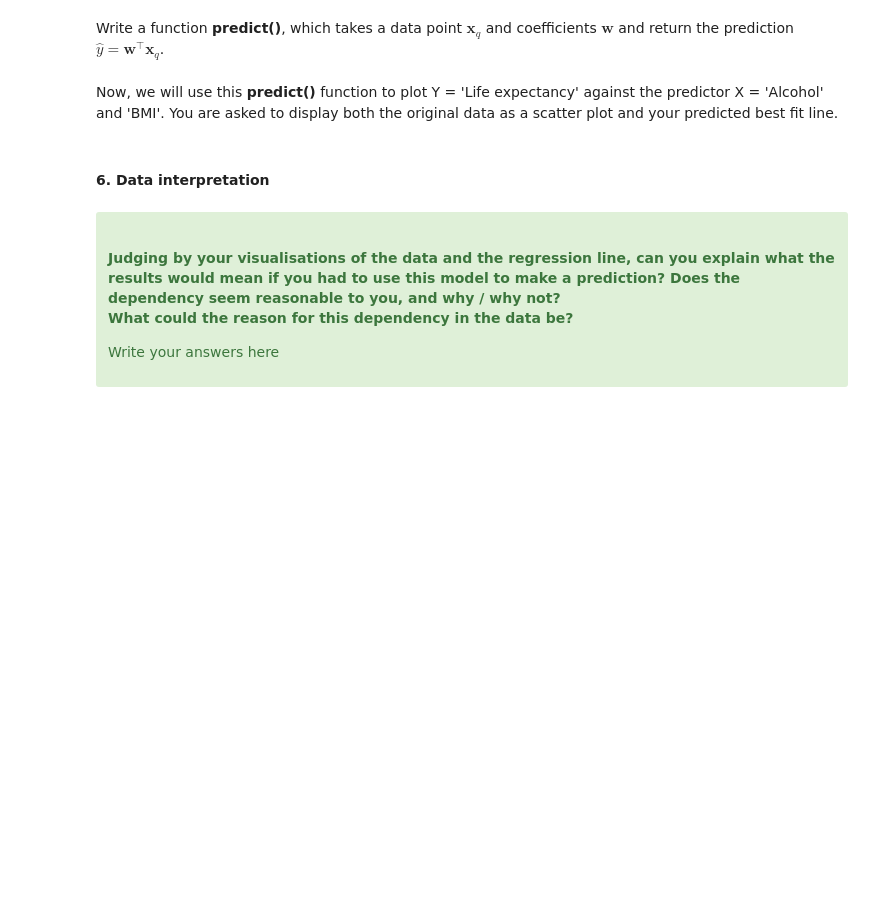
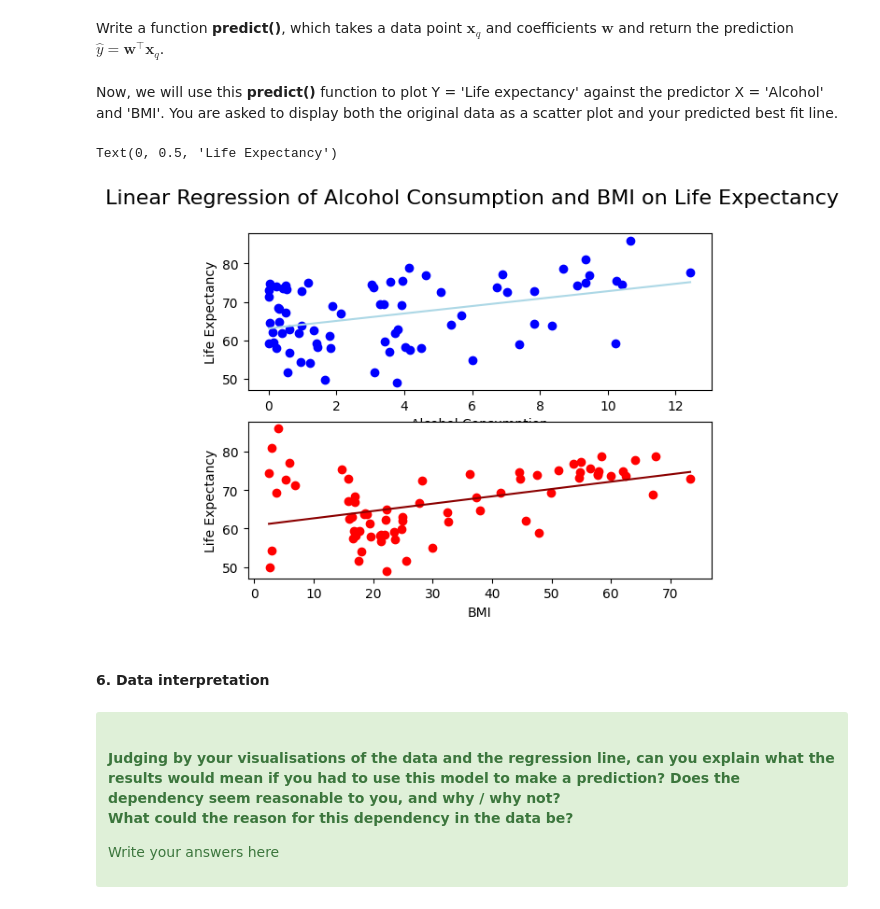
Before and after one commit to jame-slatta/ECE4076_2026, a Jupyter notebook: Lab04/cuncs_Lab04.ipynb, the cells around one changed output. Drawn from its saved outputs; the diff is of its cells as text; code cells hidden in the pictures; blank space fills up the shorter version.

Commit message:
4. & 5. Predicting the Life Expectancy

```diff
--- a/Lab04/cuncs_Lab04.ipynb
+++ b/Lab04/cuncs_Lab04.ipynb
@@ -190,6 +190,6 @@ def predict(X, w):
     #         w - Coefficients for the linear regression model
     # Output: The predicted values based on x and w
 
-    return
+    return w[0][0] + w[1][0] * X
 # %% [markdown]
 Now, we will use this **predict()** function to plot Y = 'Life expectancy' against the predictor X = 'Alcohol' and 'BMI'. You are asked to display both the original data as a scatter plot and your predicted best fit line.
@@ -198,3 +196,36 @@ Now, we will use this **predict()** function to plot Y = 'Life expectancy' again
+# %%
+#Display the scatter results
+# Create a range of points to plot the regression line
+from matplotlib import figure
+
+
+fig, (ax1, ax2) = plt.subplots(2, 1)
+
+
+
+fig.suptitle('Linear Regression of Alcohol Consumption and BMI on Life Expectancy', fontsize=16)
+ax1.set_xlabel('Alcohol Consumption')
+ax1.set_ylabel('Life Expectancy')
+x_range_alc = np.linspace(min(X_alc), max(X_alc), 100)
+W_alc = linearRegression_cof(X_alc, Y)
+y_range_alc = predict(x_range_alc, W_alc)
+ax1.scatter(X_alc, Y, color='blue', label='Alcohol Data')
+ax1.plot(x_range_alc, y_range_alc, color='lightblue', label='Regression Line (Alcohol)')
+
+
+
+
+W_bmi = linearRegression_cof(X_bmi, Y)
+x_range_bmi = np.linspace(min(X_bmi), max(X_bmi), 100)
+y_range_bmi = predict(x_range_bmi, W_bmi)
+ax2.scatter(X_bmi, Y, color='red', label='BMI Data')
+ax2.plot(x_range_bmi, y_range_bmi, color='darkred', label='Regression Line (BMI)')
+
+ax2.set_xlabel('BMI')
+ax2.set_ylabel('Life Expectancy')
+# %% [output]
+Text(0, 0.5, 'Life Expectancy')
+[figure, added]
 # %% [markdown]
 #### 6. Data interpretation
 # %% [markdown]
```
Also changed, not shown: parts of 1 cell of this notebook.
